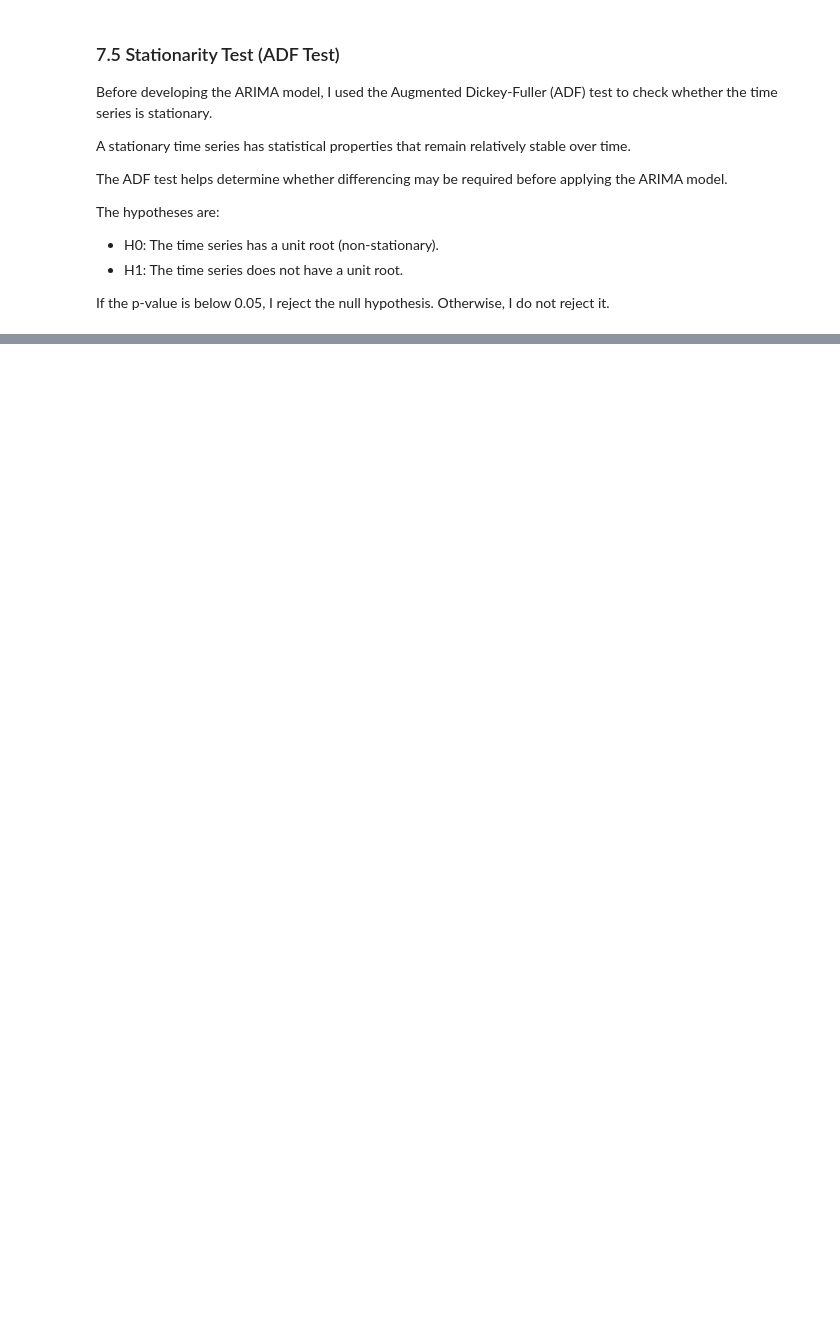
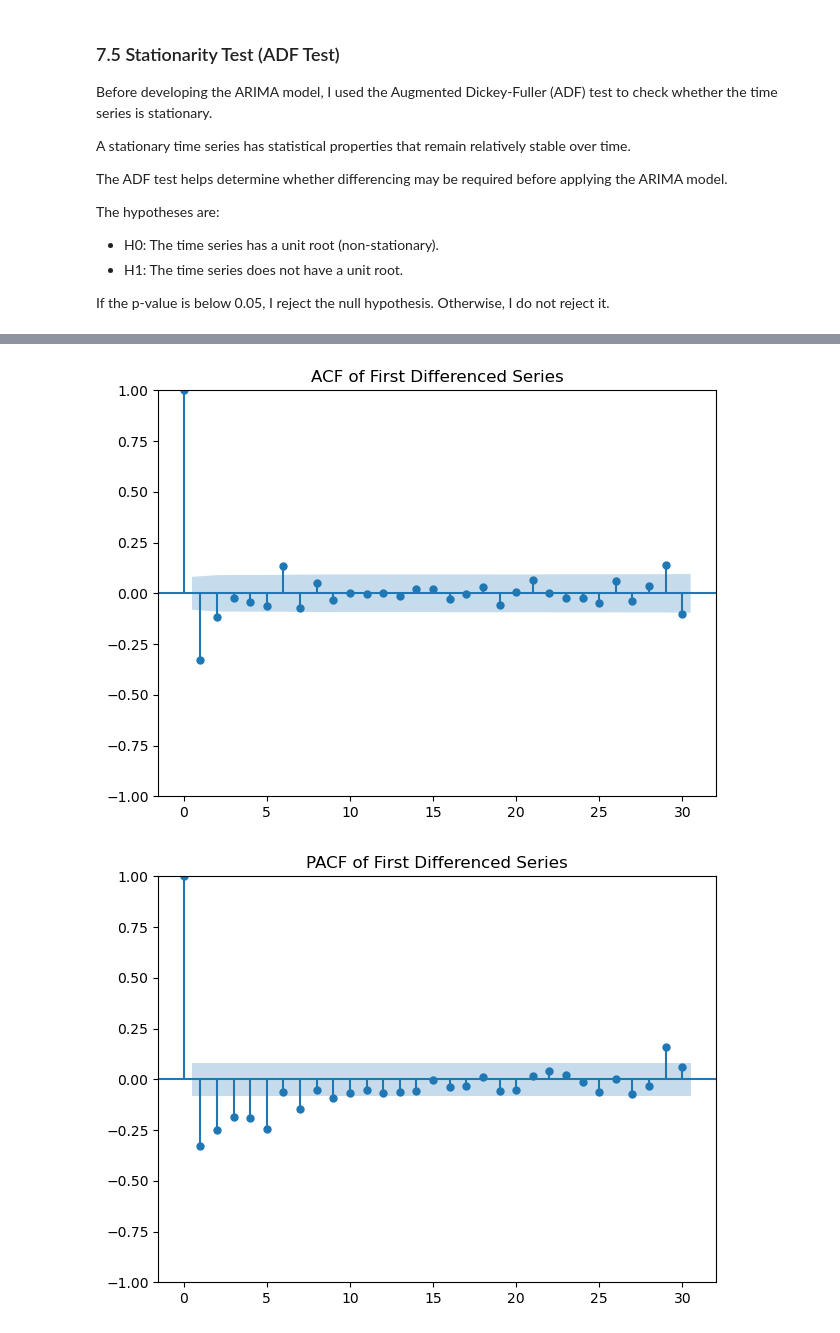
Before and after one commit to 2026059-rgb/CA1-2026059, a Jupyter notebook: notebooks/Khishigjargal_Burmaa_ca1-machine_learning_for_business.ipynb, the cells around one changed output, grey strips where cells are left out. Cells and saved outputs as stored; diff of their text form; code cells hidden in the pictures; blank space fills up the shorter version.

```diff
--- a/notebooks/Khishigjargal_Burmaa_ca1-machine_learning_for_business.ipynb
+++ b/notebooks/Khishigjargal_Burmaa_ca1-machine_learning_for_business.ipynb
@@ -649,0 +739,17 @@ If the p-value is below 0.05, I reject the null hypothesis. Otherwise, I do not
+# %%
+from statsmodels.graphics.tsaplots import plot_acf, plot_pacf
+
+# ACF plot
+plot_acf(train_diff, lags=30)
+plt.title("ACF of First Differenced Series")
+plt.tight_layout()
+plt.show()
+
+# PACF plot
+plot_pacf(train_diff, lags=30, method="ywm")
+plt.title("PACF of First Differenced Series")
+plt.tight_layout()
+plt.show()
+# %% [output]
+[figure, added]
+[figure, added]
```
Also changed, not shown: parts of 16 cells of this notebook.
